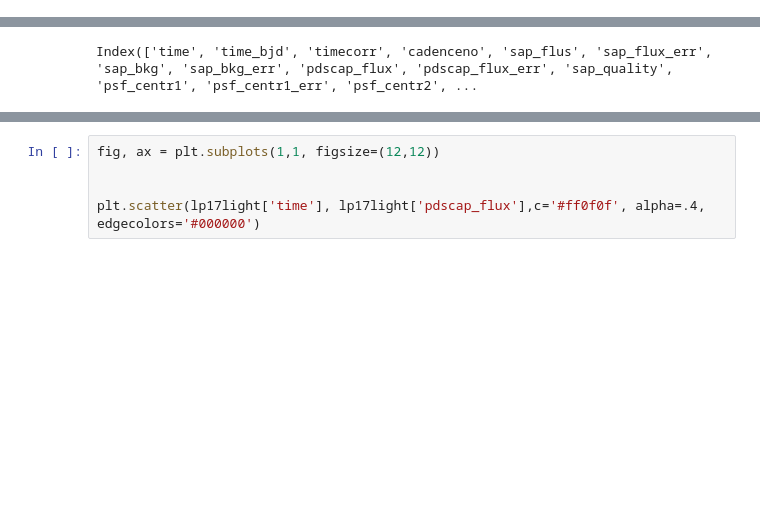
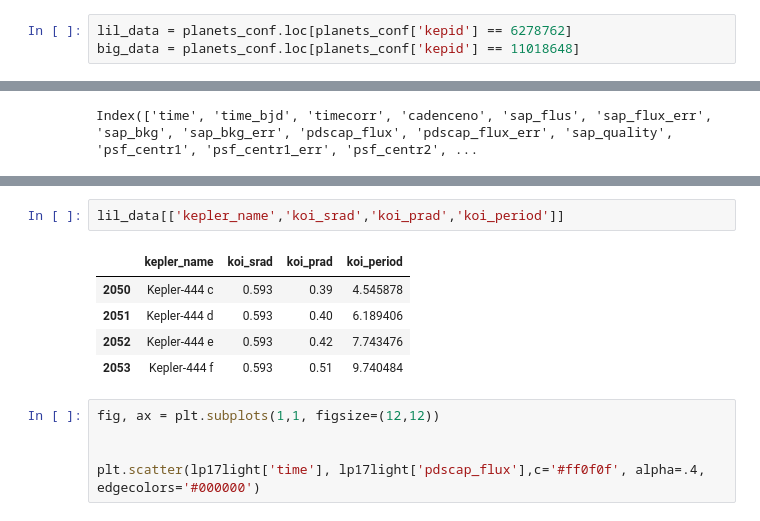
Before and after one commit to jazzathoth/DataStorytelling_ProjectRepo, a Jupyter notebook: planets_visualizations.ipynb, the cells around one changed output, grey strips where cells are left out. Saved outputs shown, nothing was run; the diff lists cells and outputs as text; blank space fills up the shorter version.

```diff
--- a/planets_visualizations.ipynb
+++ b/planets_visualizations.ipynb
@@ -253,0 +312,3 @@ NameError: ignored
+# %%
+lil_data = planets_conf.loc[planets_conf['kepid'] == 6278762]
+big_data = planets_conf.loc[planets_conf['kepid'] == 11018648]
@@ -270,5 +337,13 @@ fig.suptitle('Finding a Big Planet:', fontsize=25, fontweight='bold', va='top');
 # %% [output]
 [figure]
+# %%
+lil_data[['kepler_name','koi_srad','koi_prad','koi_period']]
+# %% [output]
+|  | kepler_name | koi_srad | koi_prad | koi_period |
+| 2050 | Kepler-444 c | 0.593 | 0.39 | 4.545878 |
+| 2051 | Kepler-444 d | 0.593 | 0.40 | 6.189406 |
+| 2052 | Kepler-444 e | 0.593 | 0.42 | 7.743476 |
+| 2053 | Kepler-444 f | 0.593 | 0.51 | 9.740484 |
 # %%
 fig, ax = plt.subplots(1,1, figsize=(12,12))
 
```
Also changed, not shown: parts of 13 cells of this notebook.
